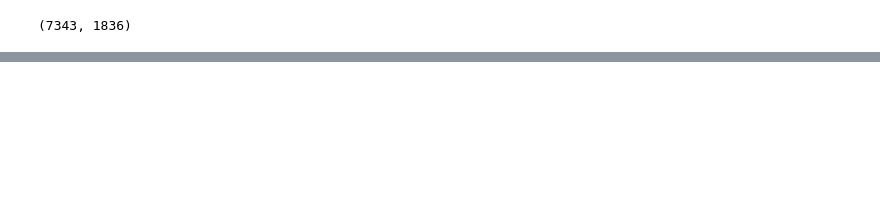
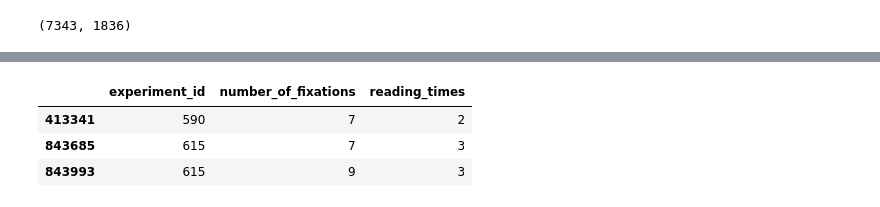
Before and after one commit to WhiteBlacken/reading, a Jupyter notebook: jupyter/data_analysis.ipynb, the cells around one changed output, grey strips where cells are left out. Cells and saved outputs as stored; diff of their text form; code cells hidden in the pictures; blank space fills up the shorter version.

```diff
--- a/jupyter/data_analysis.ipynb
+++ b/jupyter/data_analysis.ipynb
@@ -840,0 +891,10 @@ def draw_gaussian_person(counts_dict, rows, cols):
+# %%
+import pandas as pd
+data = pd.read_csv('dataset/2022-11-26-all.csv')
+data = data.loc[(data['word']=='Anti-government')&(data['number_of_fixations']>=7)]
+data[cols]
+# %% [output]
+|  | experiment_id | number_of_fixations | reading_times |
+| 413341 | 590 | 7 | 2 |
+| 843685 | 615 | 7 | 3 |
+| 843993 | 615 | 9 | 3 |
```
Also changed, not shown: parts of 3 cells of this notebook, 4 other files.
